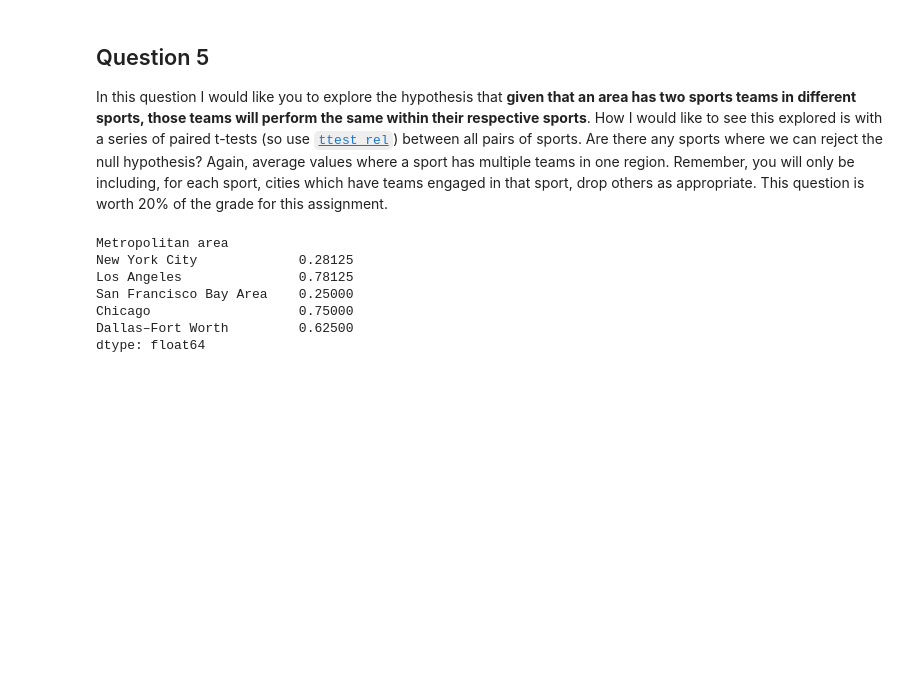
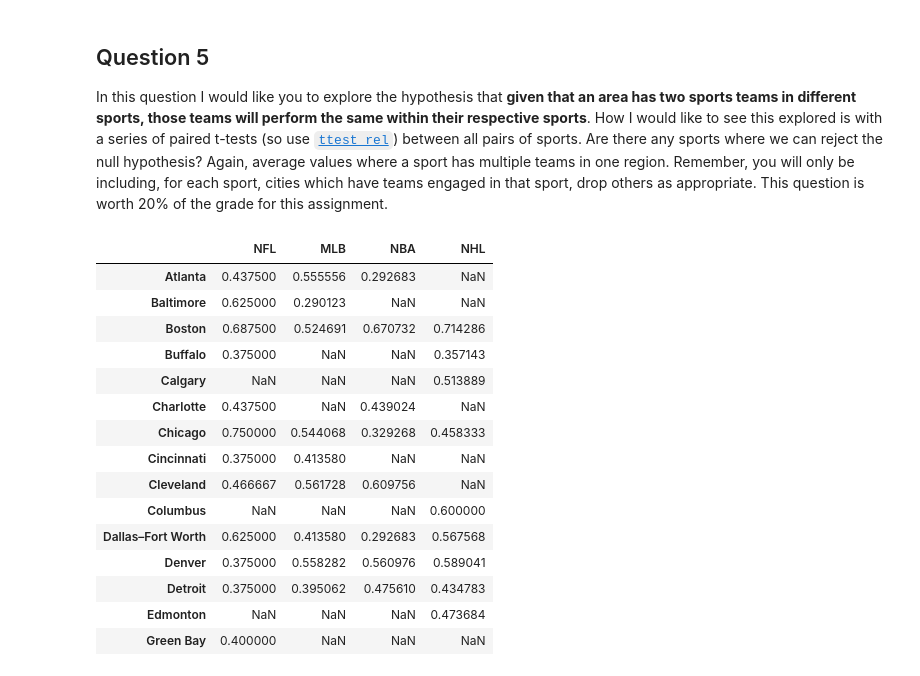
Before and after one commit to AndresColognesi/DS_IntroductionProjects, a Jupyter notebook: A4_Statistics/assignment4.ipynb, the cells around one changed output. Drawn from its saved outputs; the diff is of its cells as text; code cells hidden in the pictures; blank space fills up the shorter version.

Commit message:
fix: A4 - Calculate all means on regions per league and store in df on Q5

```diff
--- a/A4_Statistics/assignment4.ipynb
+++ b/A4_Statistics/assignment4.ipynb
@@ -537,42 +537,55 @@ cities.drop('Population (2016 est.)[8]', axis=1, inplace=True)
 results = []
 big_four_dataframes = {'NFL': nfl_df, 'MLB': mlb_df, 'NBA': nba_df, 'NHL': nhl_df}
 for league in big_four: #use same list as at the beginning of the question
-    cities = cities.explode(league) # convert lists in rows to one replicated row for each entry
+    # Copy slice of dataframe:
+    cities_league = cities[['Metropolitan area', league]].copy()
+    cities_league = cities_league.explode(league) # convert lists in rows to one replicated row for each entry
     # Keep only last name of team to match nfl dataframe:
-    cities[league] = cities[league].apply(lambda x: re.search('\w*$', x).group(0)) # the group method returns the found string
+    cities_league[league] = cities_league[league].apply(lambda x: re.search('\w*$', x).group(0)) # the group method returns the found string
     # Merging on team names:
-    merge = pd.merge(cities, big_four_dataframes[league], on=league , how='inner')
+    merge = pd.merge(cities_league, big_four_dataframes[league], on=league , how='inner')
     # Group by area and apply mean, keeping same order and also returning the population:
     mean_series = merge.groupby('Metropolitan area', sort=False).apply(lambda x: x[league + ' win-loss'].mean(axis=0))
     # Store result on our list:
     results.append(mean_series.copy())
 # Concatenate results on one final dataframe:
-final_df = pd.concat(results)
+final_df = pd.concat(results, axis=1)
+# Rename columns:
+final_df.columns = big_four
 
 
 
 
 def sports_team_performance():
     # YOUR CODE HERE
     raise NotImplementedError()
 
     # Note: p_values is a full dataframe, so df.loc["NFL","NBA"] should be the same as df.loc["NBA","NFL"] and
     # df.loc["NFL","NFL"] should return np.nan
     sports = ['NFL', 'NBA', 'NHL', 'MLB']
     p_values = pd.DataFrame({k:np.nan for k in sports}, index=sports)
 
     ## Calculate hipothesis tests here! and fill p_values dataframe with the results! ##
 
     assert abs(p_values.loc["NBA", "NHL"] - 0.02) <= 1e-2, "The NBA-NHL p-value should be around 0.02"
     assert abs(p_values.loc["MLB", "NFL"] - 0.80) <= 1e-2, "The MLB-NFL p-value should be around 0.80"
     return p_values
 
-final_df.head()
+final_df.head(15)
 # %% [output]
-Metropolitan area
-New York City             0.28125
-Los Angeles               0.78125
-San Francisco Bay Area    0.25000
-Chicago                   0.75000
-Dallas–Fort Worth         0.62500
-dtype: float64
+|  | NFL | MLB | NBA | NHL |
+| Atlanta | 0.437500 | 0.555556 | 0.292683 | NaN |
+| Baltimore | 0.625000 | 0.290123 | NaN | NaN |
+| Boston | 0.687500 | 0.524691 | 0.670732 | 0.714286 |
+| Buffalo | 0.375000 | NaN | NaN | 0.357143 |
+| Calgary | NaN | NaN | NaN | 0.513889 |
+| Charlotte | 0.437500 | NaN | 0.439024 | NaN |
+| Chicago | 0.750000 | 0.544068 | 0.329268 | 0.458333 |
+| Cincinnati | 0.375000 | 0.413580 | NaN | NaN |
+| Cleveland | 0.466667 | 0.561728 | 0.609756 | NaN |
+| Columbus | NaN | NaN | NaN | 0.600000 |
+| Dallas–Fort Worth | 0.625000 | 0.413580 | 0.292683 | 0.567568 |
+| Denver | 0.375000 | 0.558282 | 0.560976 | 0.589041 |
+| Detroit | 0.375000 | 0.395062 | 0.475610 | 0.434783 |
+| Edmonton | NaN | NaN | NaN | 0.473684 |
+| Green Bay | 0.400000 | NaN | NaN | NaN |
```
